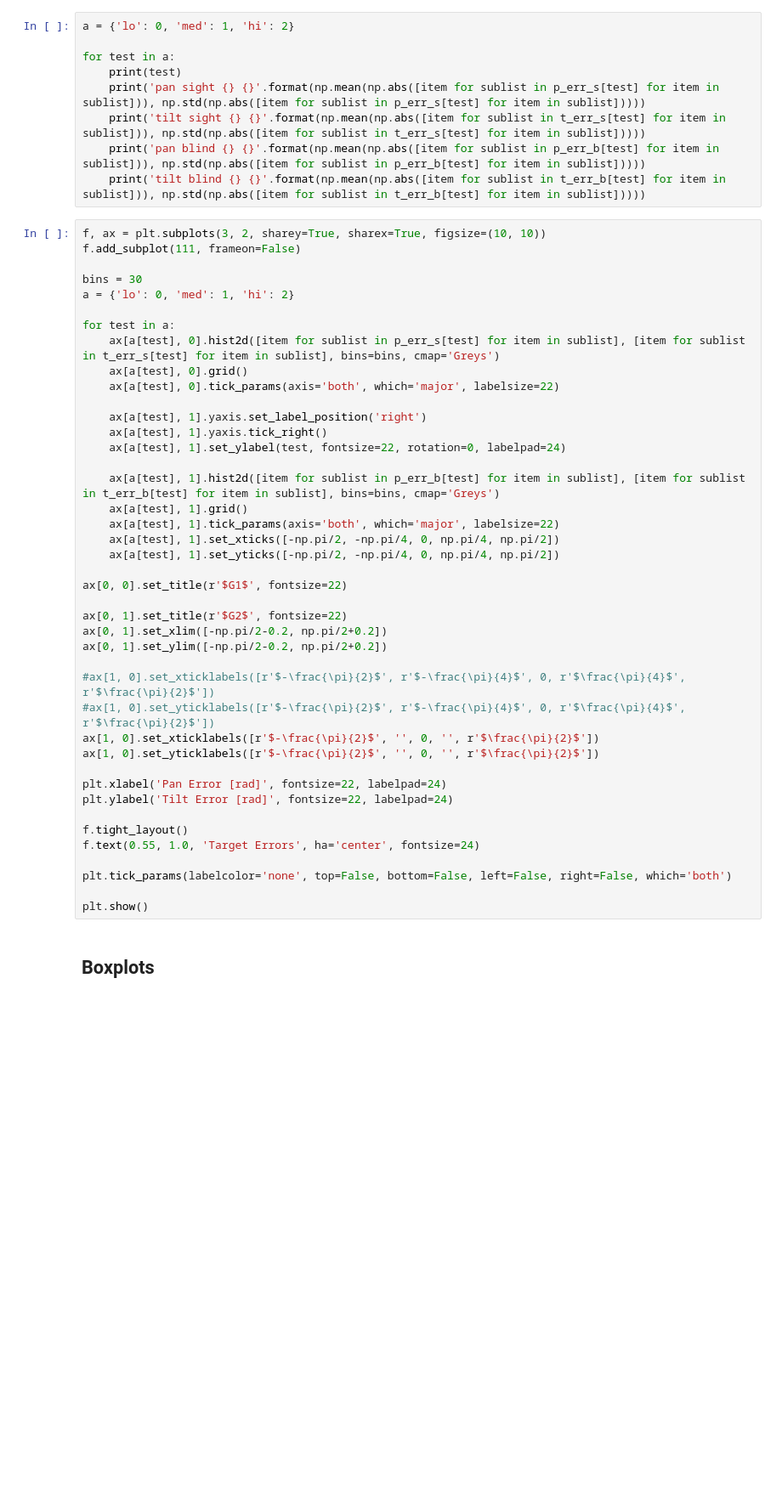
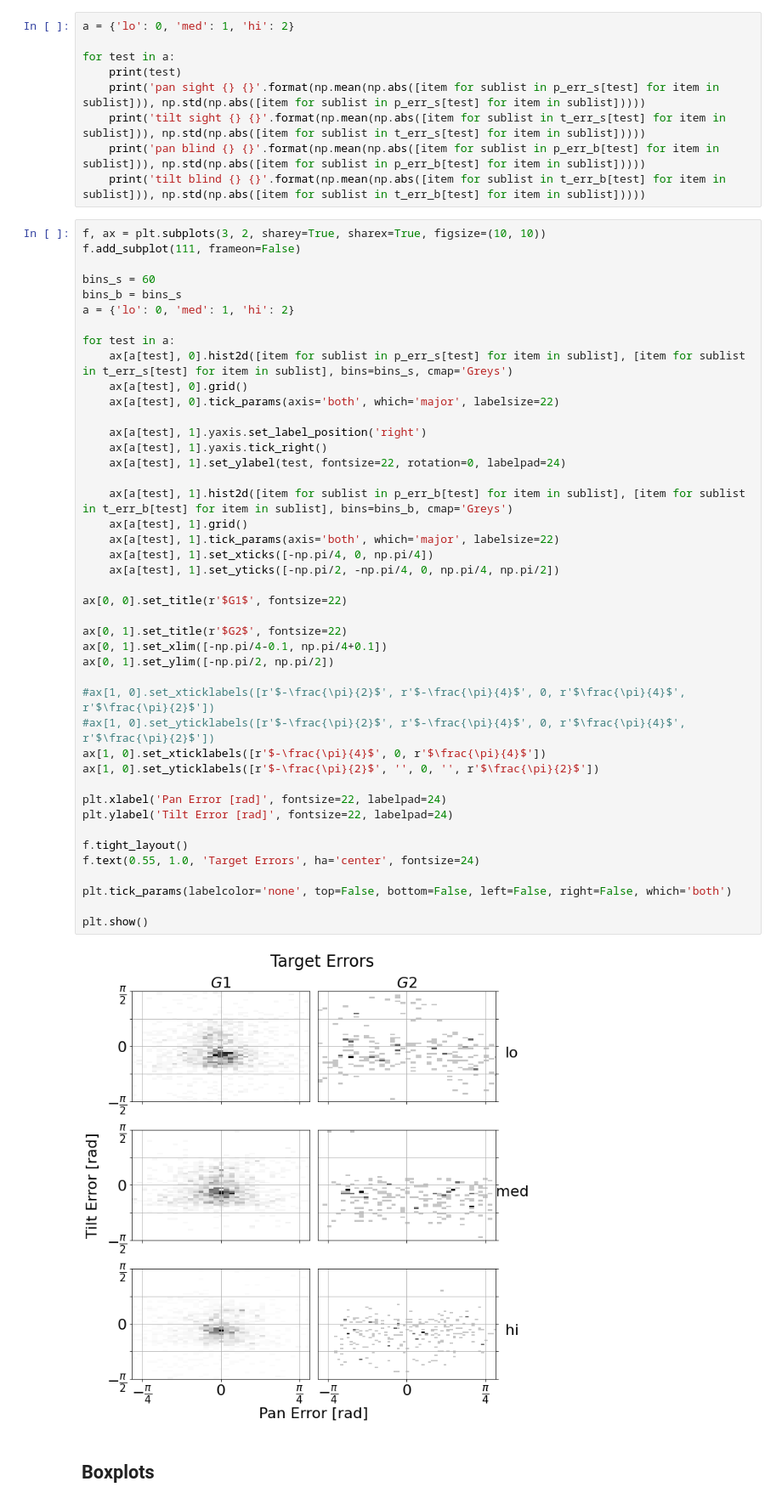
Before and after one commit to yassiezar/tba_audio_interface_paper, a Jupyter notebook: data_proc/target_search.ipynb, the cells around one changed output. Shown at 85% size. Cells and saved outputs as stored; diff of their text form; blank space fills up the shorter version.

```diff
--- a/data_proc/target_search.ipynb
+++ b/data_proc/target_search.ipynb
@@ -396,44 +396,47 @@ for test in a:
 f, ax = plt.subplots(3, 2, sharey=True, sharex=True, figsize=(10, 10))
 f.add_subplot(111, frameon=False)
 
-bins = 30
+bins_s = 60
+bins_b = bins_s
 a = {'lo': 0, 'med': 1, 'hi': 2}
 
 for test in a:
-    ax[a[test], 0].hist2d([item for sublist in p_err_s[test] for item in sublist], [item for sublist in t_err_s[test] for item in sublist], bins=bins, cmap='Greys')
+    ax[a[test], 0].hist2d([item for sublist in p_err_s[test] for item in sublist], [item for sublist in t_err_s[test] for item in sublist], bins=bins_s, cmap='Greys')
     ax[a[test], 0].grid()
     ax[a[test], 0].tick_params(axis='both', which='major', labelsize=22)
 
     ax[a[test], 1].yaxis.set_label_position('right')
     ax[a[test], 1].yaxis.tick_right()
     ax[a[test], 1].set_ylabel(test, fontsize=22, rotation=0, labelpad=24)
 
-    ax[a[test], 1].hist2d([item for sublist in p_err_b[test] for item in sublist], [item for sublist in t_err_b[test] for item in sublist], bins=bins, cmap='Greys')
+    ax[a[test], 1].hist2d([item for sublist in p_err_b[test] for item in sublist], [item for sublist in t_err_b[test] for item in sublist], bins=bins_b, cmap='Greys')
     ax[a[test], 1].grid()
     ax[a[test], 1].tick_params(axis='both', which='major', labelsize=22)
-    ax[a[test], 1].set_xticks([-np.pi/2, -np.pi/4, 0, np.pi/4, np.pi/2])
+    ax[a[test], 1].set_xticks([-np.pi/4, 0, np.pi/4])
     ax[a[test], 1].set_yticks([-np.pi/2, -np.pi/4, 0, np.pi/4, np.pi/2])
 
 ax[0, 0].set_title(r'$G1$', fontsize=22)
 
 ax[0, 1].set_title(r'$G2$', fontsize=22)
-ax[0, 1].set_xlim([-np.pi/2-0.2, np.pi/2+0.2])
-ax[0, 1].set_ylim([-np.pi/2-0.2, np.pi/2+0.2])
+ax[0, 1].set_xlim([-np.pi/4-0.1, np.pi/4+0.1])
+ax[0, 1].set_ylim([-np.pi/2, np.pi/2])
 
 #ax[1, 0].set_xticklabels([r'$-\frac{\pi}{2}$', r'$-\frac{\pi}{4}$', 0, r'$\frac{\pi}{4}$', r'$\frac{\pi}{2}$'])
 #ax[1, 0].set_yticklabels([r'$-\frac{\pi}{2}$', r'$-\frac{\pi}{4}$', 0, r'$\frac{\pi}{4}$', r'$\frac{\pi}{2}$'])
-ax[1, 0].set_xticklabels([r'$-\frac{\pi}{2}$', '', 0, '', r'$\frac{\pi}{2}$'])
+ax[1, 0].set_xticklabels([r'$-\frac{\pi}{4}$', 0, r'$\frac{\pi}{4}$'])
 ax[1, 0].set_yticklabels([r'$-\frac{\pi}{2}$', '', 0, '', r'$\frac{\pi}{2}$'])
 
 plt.xlabel('Pan Error [rad]', fontsize=22, labelpad=24)
 plt.ylabel('Tilt Error [rad]', fontsize=22, labelpad=24)
 
 f.tight_layout()
 f.text(0.55, 1.0, 'Target Errors', ha='center', fontsize=24)
 
 plt.tick_params(labelcolor='none', top=False, bottom=False, left=False, right=False, which='both')
 
 plt.show()
+# %% [output]
+[figure, added]
 # %% [markdown]
 ## Boxplots
 # %%
```
Also changed, not shown: parts of 4 cells of this notebook, 6 other files.
